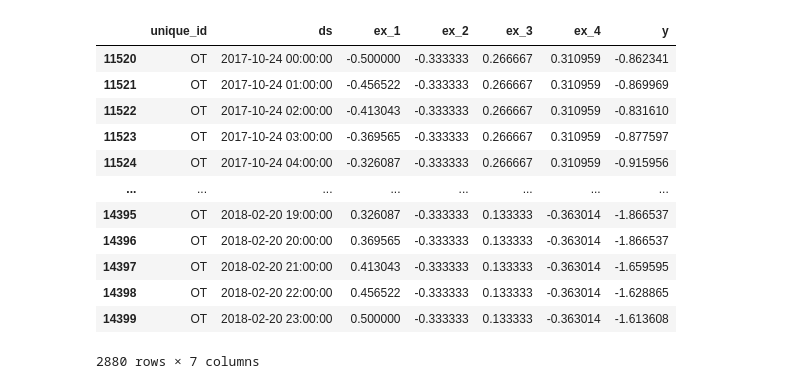
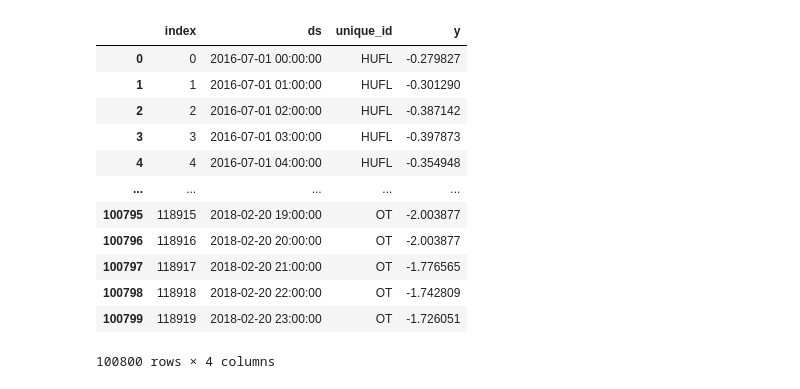
Before and after one commit to Irlirion/NAS-LLM-Agent, a Jupyter notebook: notebooks/01_optuna.ipynb, the cells around one changed output. Saved outputs shown, nothing was run; the diff lists cells and outputs as text; code cells hidden in the pictures.

```diff
--- a/notebooks/01_optuna.ipynb
+++ b/notebooks/01_optuna.ipynb
@@ -78,18 +4,25 @@ train_df
-# %%
-test_df
-# %% [output]
-|  | unique_id | ds | ex_1 | ex_2 | ex_3 | ex_4 | y |
-| 11520 | OT | 2017-10-24 00:00:00 | -0.500000 | -0.333333 | 0.266667 | 0.310959 | -0.862341 |
-| 11521 | OT | 2017-10-24 01:00:00 | -0.456522 | -0.333333 | 0.266667 | 0.310959 | -0.869969 |
-| 11522 | OT | 2017-10-24 02:00:00 | -0.413043 | -0.333333 | 0.266667 | 0.310959 | -0.831610 |
-| 11523 | OT | 2017-10-24 03:00:00 | -0.369565 | -0.333333 | 0.266667 | 0.310959 | -0.877597 |
-| 11524 | OT | 2017-10-24 04:00:00 | -0.326087 | -0.333333 | 0.266667 | 0.310959 | -0.915956 |
-| ... | ... | ... | ... | ... | ... | ... | ... |
-| 14395 | OT | 2018-02-20 19:00:00 | 0.326087 | -0.333333 | 0.133333 | -0.363014 | -1.866537 |
-| 14396 | OT | 2018-02-20 20:00:00 | 0.369565 | -0.333333 | 0.133333 | -0.363014 | -1.866537 |
-| 14397 | OT | 2018-02-20 21:00:00 | 0.413043 | -0.333333 | 0.133333 | -0.363014 | -1.659595 |
-| 14398 | OT | 2018-02-20 22:00:00 | 0.456522 | -0.333333 | 0.133333 | -0.363014 | -1.628865 |
-| 14399 | OT | 2018-02-20 23:00:00 | 0.500000 | -0.333333 | 0.133333 | -0.363014 | -1.613608 |
-2880 rows × 7 columns
+# %%
+Y_df = LongHorizon2.load(directory="data", group="ETTh1")
+Y_df["ds"] = pd.to_datetime(Y_df["ds"])
+
+n_time = len(Y_df.ds.unique())
+val_size = int(0.2 * n_time)
+test_size = int(0.2 * n_time)
+
+Y_df
+# %% [output]
+|  | index | ds | unique_id | y |
+| 0 | 0 | 2016-07-01 00:00:00 | HUFL | -0.279827 |
+| 1 | 1 | 2016-07-01 01:00:00 | HUFL | -0.301290 |
+| 2 | 2 | 2016-07-01 02:00:00 | HUFL | -0.387142 |
+| 3 | 3 | 2016-07-01 03:00:00 | HUFL | -0.397873 |
+| 4 | 4 | 2016-07-01 04:00:00 | HUFL | -0.354948 |
+| ... | ... | ... | ... | ... |
+| 100795 | 118915 | 2018-02-20 19:00:00 | OT | -2.003877 |
+| 100796 | 118916 | 2018-02-20 20:00:00 | OT | -2.003877 |
+| 100797 | 118917 | 2018-02-20 21:00:00 | OT | -1.776565 |
+| 100798 | 118918 | 2018-02-20 22:00:00 | OT | -1.742809 |
+| 100799 | 118919 | 2018-02-20 23:00:00 | OT | -1.726051 |
+100800 rows × 4 columns
 # %%
 from neuralforecast import NeuralForecast
```
Also changed, not shown: parts of 17 cells of this notebook, 4 other files.
